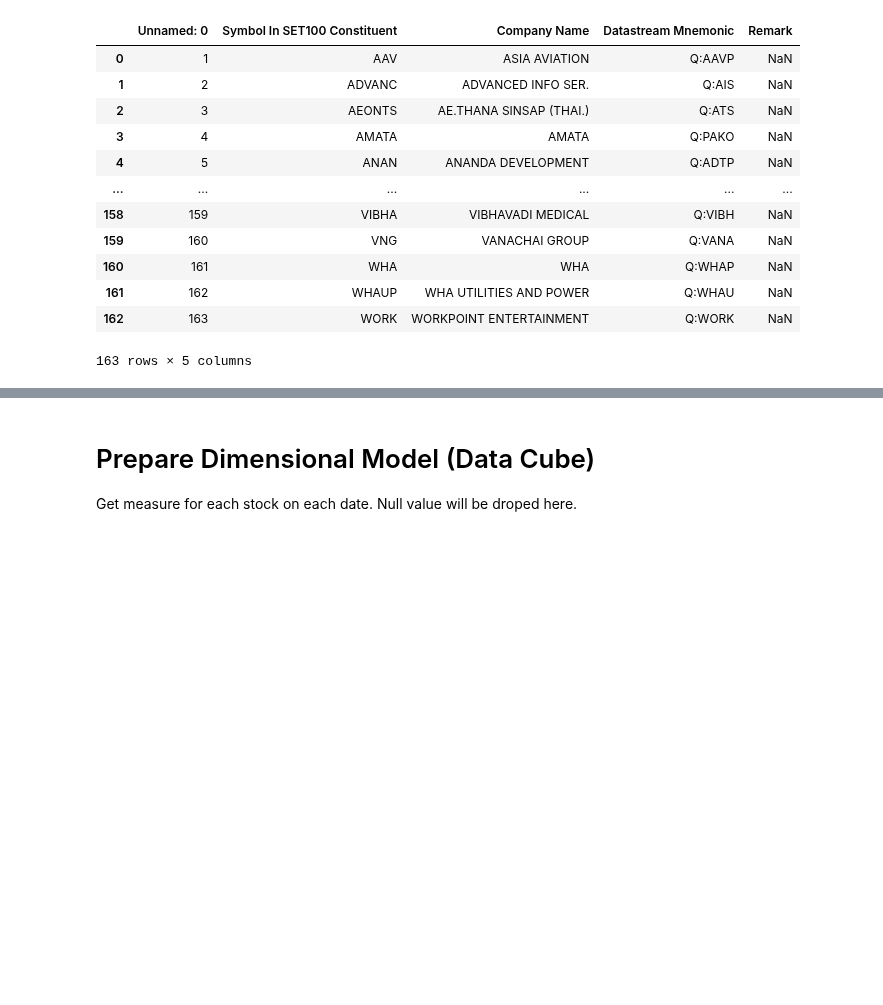
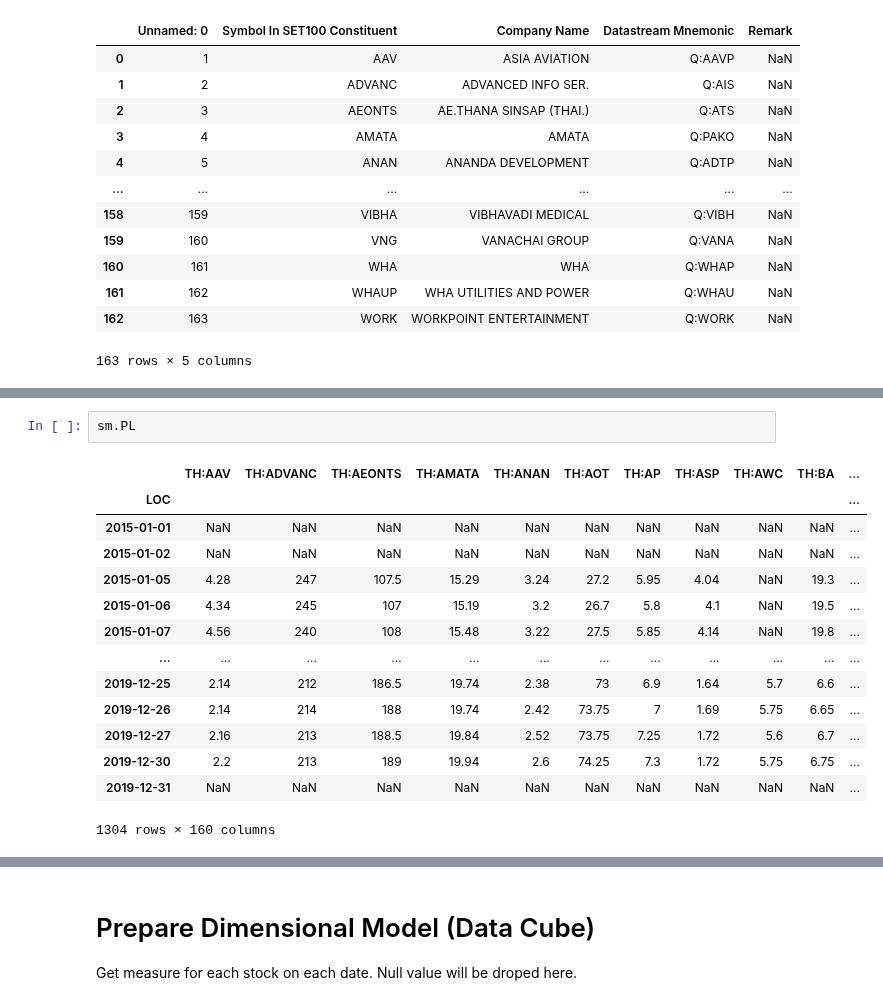
Before and after one commit to chayapan/thesis, a Jupyter notebook: 1.0 Data Acquisition/SET100Data_BuildDataSetV4.ipynb, the cells around one changed output, grey strips where cells are left out. Drawn from its saved outputs; the diff is of its cells as text; blank space fills up the shorter version.

```diff
--- a/1.0 Data Acquisition/SET100Data_BuildDataSetV4.ipynb
+++ b/1.0 Data Acquisition/SET100Data_BuildDataSetV4.ipynb
@@ -124,0 +156,17 @@ sm.P
+# %%
+sm.PL
+# %% [output]
+|  | TH:AAV | TH:ADVANC | TH:AEONTS | TH:AMATA | TH:ANAN | TH:AOT | TH:AP | TH:ASP | TH:AWC | TH:BA | ... |
+| LOC |  |  |  |  |  |  |  |  |  |  | ... |
+| 2015-01-01 | NaN | NaN | NaN | NaN | NaN | NaN | NaN | NaN | NaN | NaN | ... |
+| 2015-01-02 | NaN | NaN | NaN | NaN | NaN | NaN | NaN | NaN | NaN | NaN | ... |
+| 2015-01-05 | 4.28 | 247 | 107.5 | 15.29 | 3.24 | 27.2 | 5.95 | 4.04 | NaN | 19.3 | ... |
+| 2015-01-06 | 4.34 | 245 | 107 | 15.19 | 3.2 | 26.7 | 5.8 | 4.1 | NaN | 19.5 | ... |
+| 2015-01-07 | 4.56 | 240 | 108 | 15.48 | 3.22 | 27.5 | 5.85 | 4.14 | NaN | 19.8 | ... |
+| ... | ... | ... | ... | ... | ... | ... | ... | ... | ... | ... | ... |
+| 2019-12-25 | 2.14 | 212 | 186.5 | 19.74 | 2.38 | 73 | 6.9 | 1.64 | 5.7 | 6.6 | ... |
+| 2019-12-26 | 2.14 | 214 | 188 | 19.74 | 2.42 | 73.75 | 7 | 1.69 | 5.75 | 6.65 | ... |
+| 2019-12-27 | 2.16 | 213 | 188.5 | 19.84 | 2.52 | 73.75 | 7.25 | 1.72 | 5.6 | 6.7 | ... |
+| 2019-12-30 | 2.2 | 213 | 189 | 19.94 | 2.6 | 74.25 | 7.3 | 1.72 | 5.75 | 6.75 | ... |
+| 2019-12-31 | NaN | NaN | NaN | NaN | NaN | NaN | NaN | NaN | NaN | NaN | ... |
+1304 rows × 160 columns
```
Also changed, not shown: parts of 31 cells of this notebook, 7 other files.
